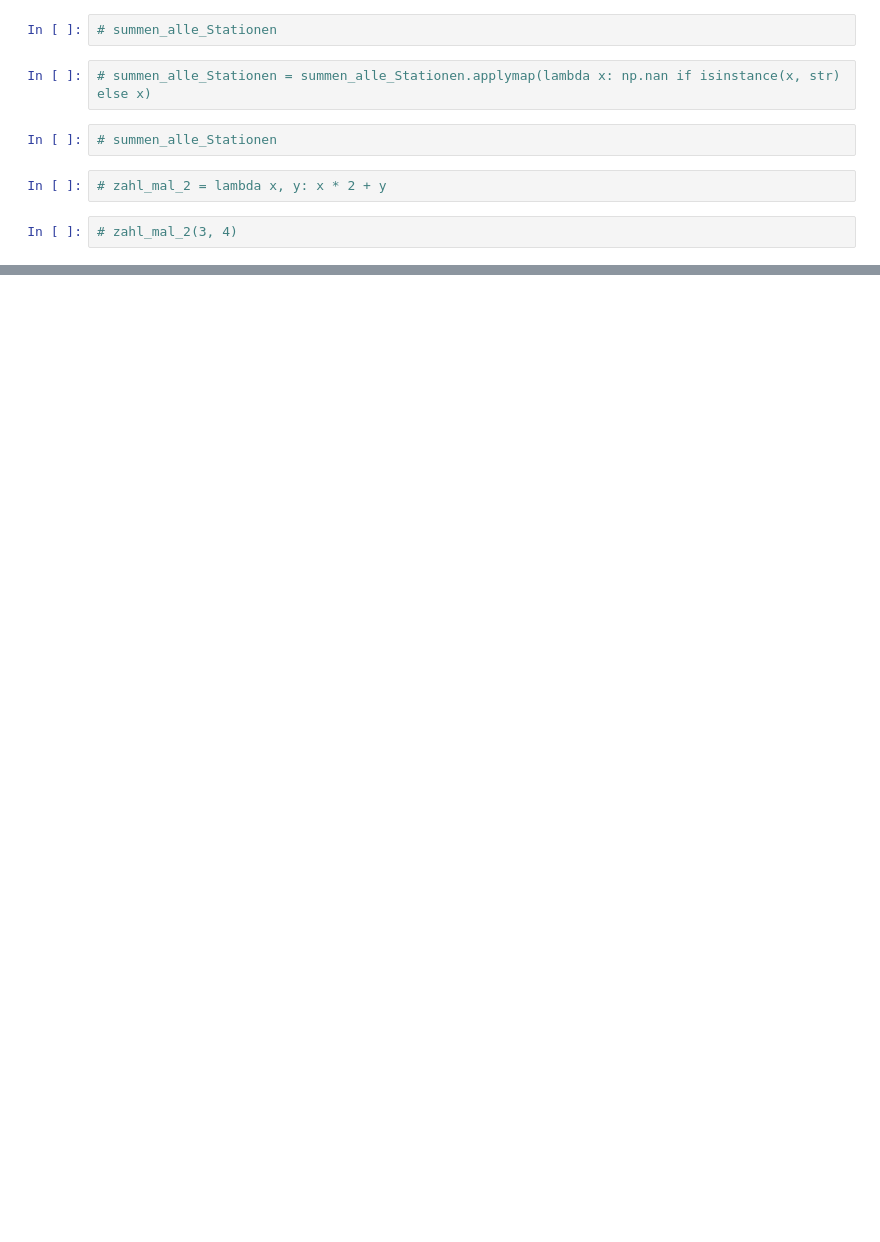
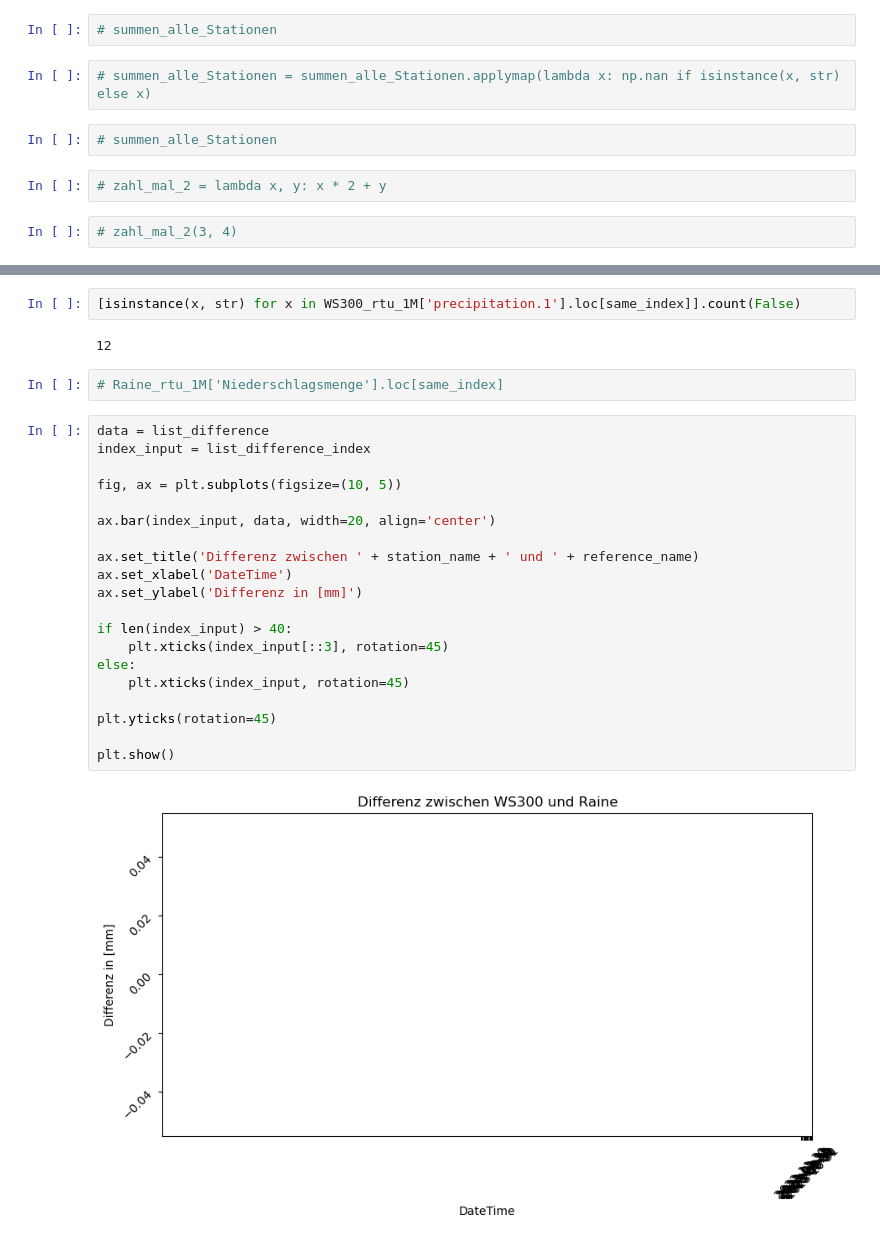
Before and after one commit to Nicholas202024/Hiwi_Code, a Jupyter notebook: statistik_summen.ipynb, the cells around one changed output, grey strips where cells are left out. Cells and saved outputs as stored; diff of their text form; blank space fills up the shorter version.

```diff
--- a/statistik_summen.ipynb
+++ b/statistik_summen.ipynb
@@ -297,0 +374,28 @@ plt.show()
+# %%
+[isinstance(x, str) for x in WS300_rtu_1M['precipitation.1'].loc[same_index]].count(False)
+# %% [output]
+12
+# %%
+# Raine_rtu_1M['Niederschlagsmenge'].loc[same_index]
+# %%
+data = list_difference
+index_input = list_difference_index
+
+fig, ax = plt.subplots(figsize=(10, 5))
+
+ax.bar(index_input, data, width=20, align='center')
+
+ax.set_title('Differenz zwischen ' + station_name + ' und ' + reference_name)
+ax.set_xlabel('DateTime')
+ax.set_ylabel('Differenz in [mm]')
+
+if len(index_input) > 40:
+    plt.xticks(index_input[::3], rotation=45)
+else:
+    plt.xticks(index_input, rotation=45)
+
+plt.yticks(rotation=45)
+
+plt.show()
+# %% [output]
+[figure, added]
```
Also changed, not shown: parts of 19 cells of this notebook.
